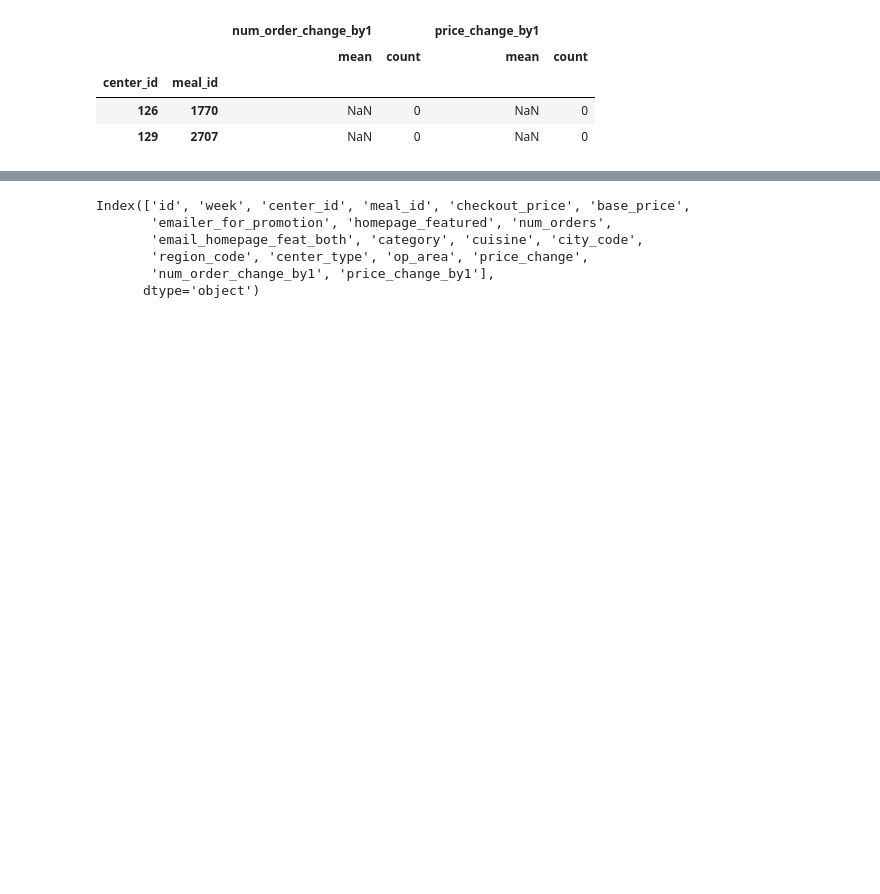
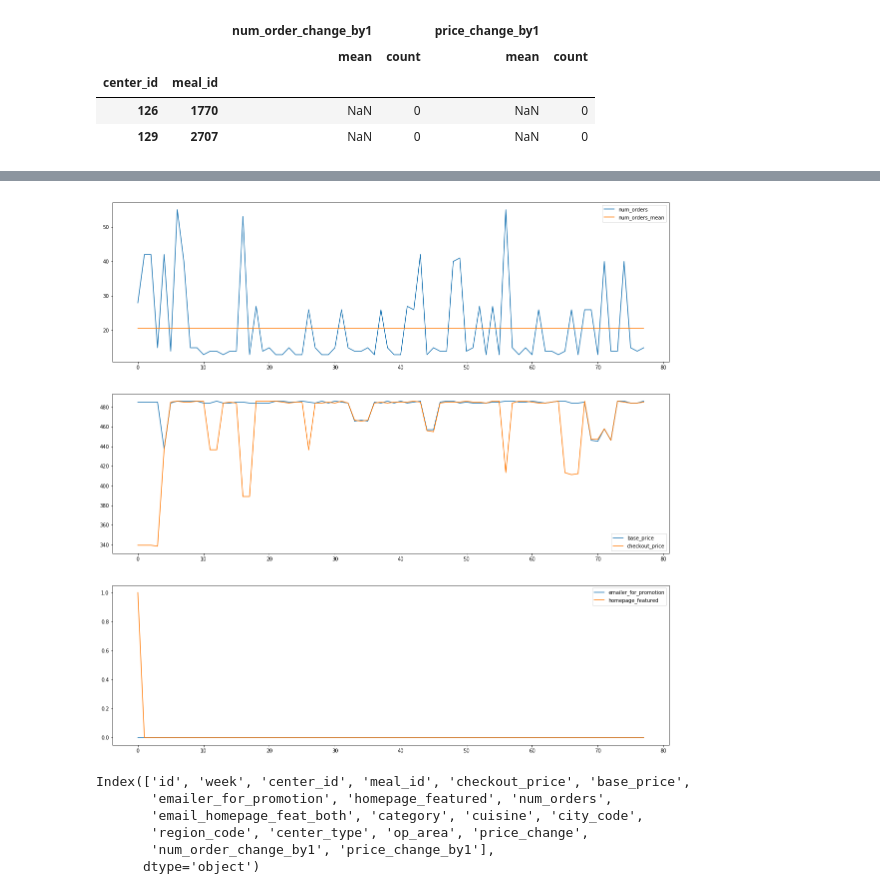
Before and after one commit to Achal-1606/ml-new-beginning, a Jupyter notebook: GP_hack/exploration.ipynb, the cells around one changed output, grey strips where cells are left out. Drawn from its saved outputs; the diff is of its cells as text; code cells hidden in the pictures; blank space fills up the shorter version.

```diff
--- a/GP_hack/exploration.ipynb
+++ b/GP_hack/exploration.ipynb
@@ -336,3 +450,7 @@ temp[temp["num_order_change_by1"]["mean"].isnull()]
+# %%
+plot_center_meal(train_pd, 126, 1770)
+# %% [output]
+[figure, added]
 # %%
 train_pd.columns
 # %% [output]
```
Also changed, not shown: parts of 20 cells of this notebook.
